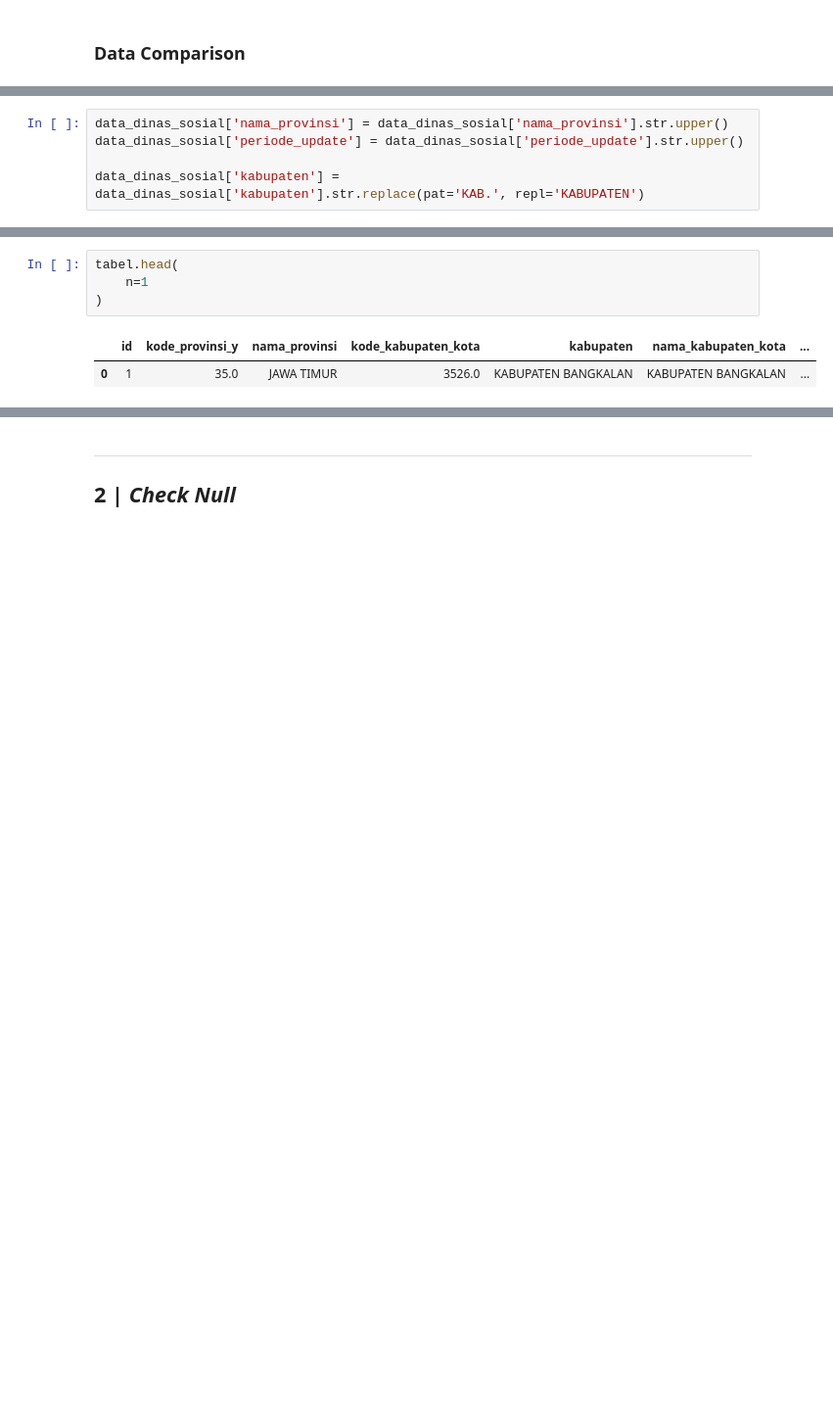
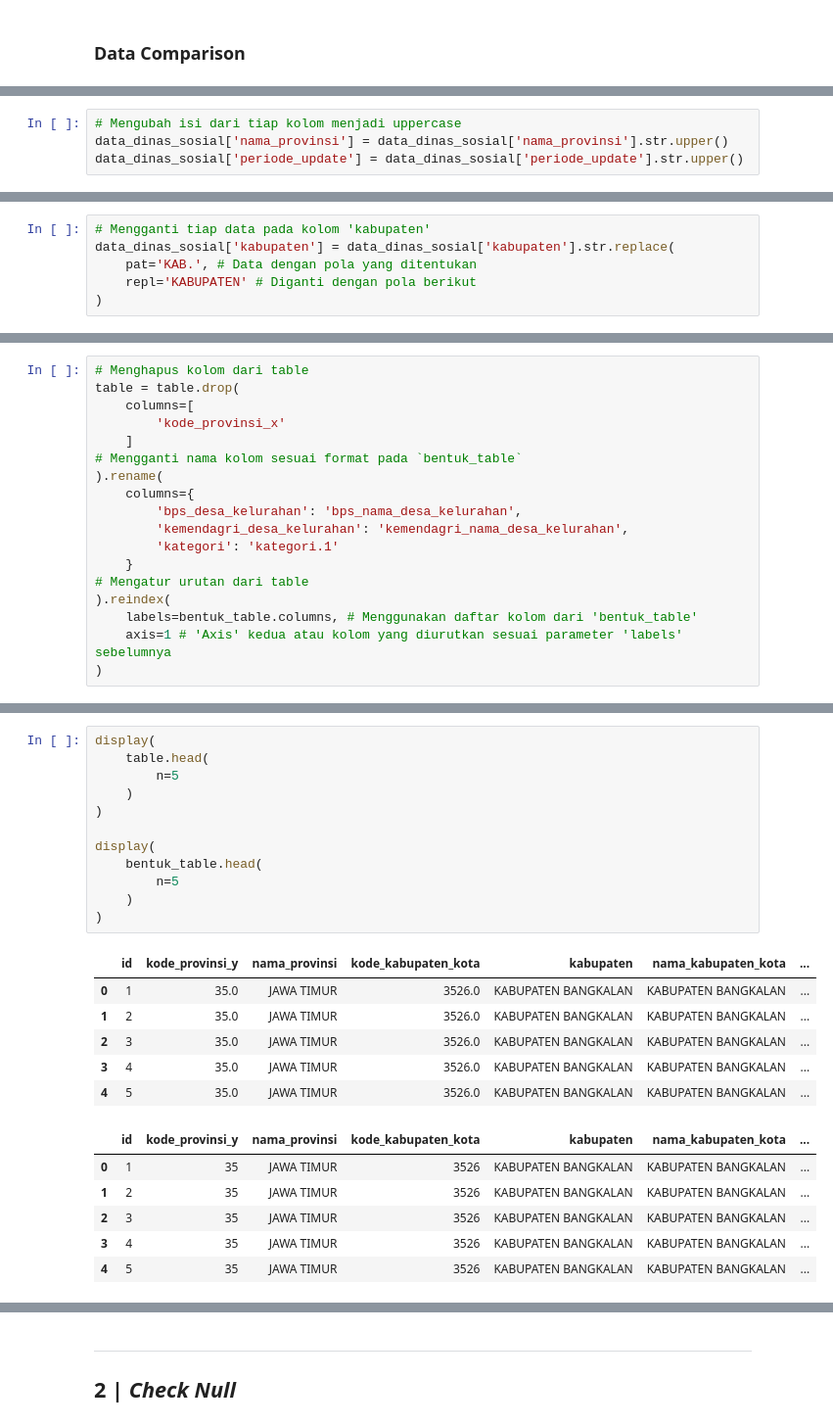
Before and after one commit to garudapaksi-yusuf/SEAL_Data_Scientist_Technical_Test, a Jupyter notebook: notebook/notebook.ipynb, the cells around one changed output, grey strips where cells are left out. Shown at 98% size. Cells and saved outputs as stored; diff of their text form; blank space fills up the shorter version.

```diff
--- a/notebook/notebook.ipynb
+++ b/notebook/notebook.ipynb
@@ -200,5 +321,4 @@ pd.DataFrame(
 # %%
+# Mengubah isi dari tiap kolom menjadi uppercase
 data_dinas_sosial['nama_provinsi'] = data_dinas_sosial['nama_provinsi'].str.upper()
 data_dinas_sosial['periode_update'] = data_dinas_sosial['periode_update'].str.upper()
-
-data_dinas_sosial['kabupaten'] = data_dinas_sosial['kabupaten'].str.replace(pat='KAB.', repl='KABUPATEN')
@@ -204,0 +329,6 @@ data_dinas_sosial['kabupaten'] = data_dinas_sosial['kabupaten'].str.replace(pat=
+# %%
+# Mengganti tiap data pada kolom 'kabupaten'
+data_dinas_sosial['kabupaten'] = data_dinas_sosial['kabupaten'].str.replace(
+    pat='KAB.', # Data dengan pola yang ditentukan
+    repl='KABUPATEN' # Diganti dengan pola berikut
+)
@@ -227,0 +363,18 @@ tabel = tabel.drop(
+# %%
+# Menghapus kolom dari table
+table = table.drop(
+    columns=[
+        'kode_provinsi_x'
+    ]
+# Mengganti nama kolom sesuai format pada `bentuk_table`
+).rename(
+    columns={
+        'bps_desa_kelurahan': 'bps_nama_desa_kelurahan',
+        'kemendagri_desa_kelurahan': 'kemendagri_nama_desa_kelurahan',
+        'kategori': 'kategori.1'
+    }
+# Mengatur urutan dari table
+).reindex(
+    labels=bentuk_table.columns, # Menggunakan daftar kolom dari 'bentuk_table'
+    axis=1 # 'Axis' kedua atau kolom yang diurutkan sesuai parameter 'labels' sebelumnya
+)
@@ -228,7 +383,25 @@ tabel = tabel.drop(
 # %%
-tabel.head(
-    n=1
+display(
+    table.head(
+        n=5
+    )
 )
+
+display(
+    bentuk_table.head(
+        n=5
+    )
+)
 # %% [output]
 |  | id | kode_provinsi_y | nama_provinsi | kode_kabupaten_kota | kabupaten | nama_kabupaten_kota | ... |
 | 0 | 1 | 35.0 | JAWA TIMUR | 3526.0 | KABUPATEN BANGKALAN | KABUPATEN BANGKALAN | ... |
+| 1 | 2 | 35.0 | JAWA TIMUR | 3526.0 | KABUPATEN BANGKALAN | KABUPATEN BANGKALAN | ... |
+| 2 | 3 | 35.0 | JAWA TIMUR | 3526.0 | KABUPATEN BANGKALAN | KABUPATEN BANGKALAN | ... |
+| 3 | 4 | 35.0 | JAWA TIMUR | 3526.0 | KABUPATEN BANGKALAN | KABUPATEN BANGKALAN | ... |
+| 4 | 5 | 35.0 | JAWA TIMUR | 3526.0 | KABUPATEN BANGKALAN | KABUPATEN BANGKALAN | ... |
+|  | id | kode_provinsi_y | nama_provinsi | kode_kabupaten_kota | kabupaten | nama_kabupaten_kota | ... |
+| 0 | 1 | 35 | JAWA TIMUR | 3526 | KABUPATEN BANGKALAN | KABUPATEN BANGKALAN | ... |
+| 1 | 2 | 35 | JAWA TIMUR | 3526 | KABUPATEN BANGKALAN | KABUPATEN BANGKALAN | ... |
+| 2 | 3 | 35 | JAWA TIMUR | 3526 | KABUPATEN BANGKALAN | KABUPATEN BANGKALAN | ... |
+| 3 | 4 | 35 | JAWA TIMUR | 3526 | KABUPATEN BANGKALAN | KABUPATEN BANGKALAN | ... |
+| 4 | 5 | 35 | JAWA TIMUR | 3526 | KABUPATEN BANGKALAN | KABUPATEN BANGKALAN | ... |
```
Also changed, not shown: parts of 29 cells of this notebook.
